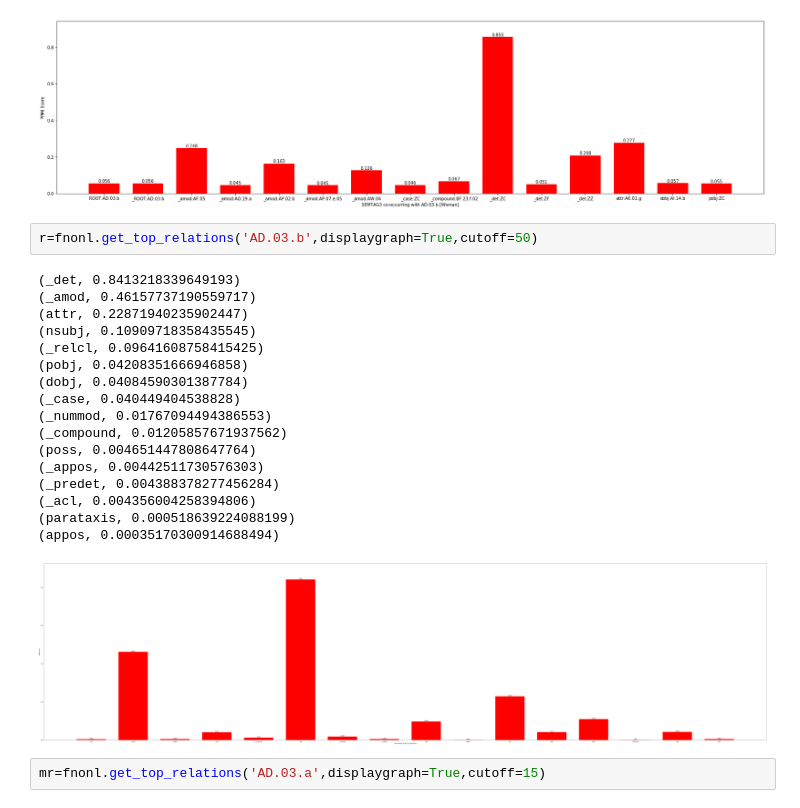
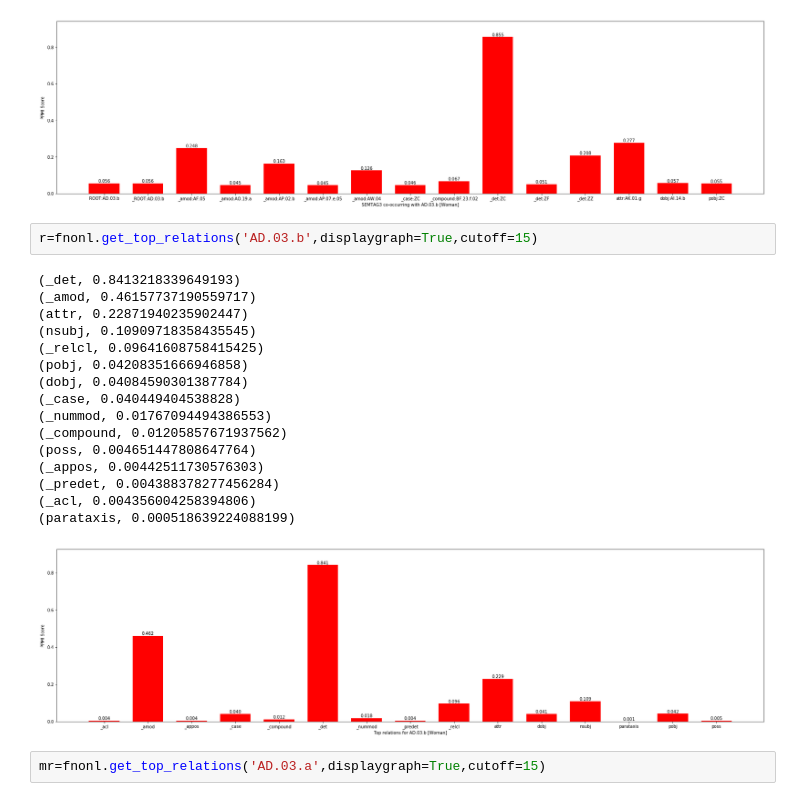
Before and after one commit to julieweeds/samdist, a Jupyter notebook: SamuelsViewer.ipynb, the cells around one changed output. Drawn from its saved outputs; the diff is of its cells as text.

```diff
--- a/SamuelsViewer.ipynb
+++ b/SamuelsViewer.ipynb
@@ -70,25 +89,24 @@ woman=fnonl.get_top_features('AD.03.b',displaygraph=True,cutoff=15)
 (_amod:AP.07.e.05 [Fact/action of being joined/joining],0.04483135630135381) : [('married', 4)]
 [figure]
 # %%
-r=fnonl.get_top_relations('AD.03.b',displaygraph=True,cutoff=50)
+r=fnonl.get_top_relations('AD.03.b',displaygraph=True,cutoff=15)
 # %% [output]
 (_det, 0.8413218339649193)
 (_amod, 0.46157737190559717)
 (attr, 0.22871940235902447)
 (nsubj, 0.10909718358435545)
 (_relcl, 0.09641608758415425)
 (pobj, 0.04208351666946858)
 (dobj, 0.04084590301387784)
 (_case, 0.040449404538828)
 (_nummod, 0.01767094494386553)
 (_compound, 0.01205857671937562)
 (poss, 0.004651447808647764)
 (_appos, 0.00442511730576303)
 (_predet, 0.004388378277456284)
 (_acl, 0.004356004258394806)
 (parataxis, 0.000518639224088199)
-(appos, 0.00035170300914688494)
-[figure, old version]
+[figure, new version]
 # %%
 mr=fnonl.get_top_relations('AD.03.a',displaygraph=True,cutoff=15)
 # %% [output]
```
Also changed, not shown: parts of 36 cells of this notebook, 1 other file.
